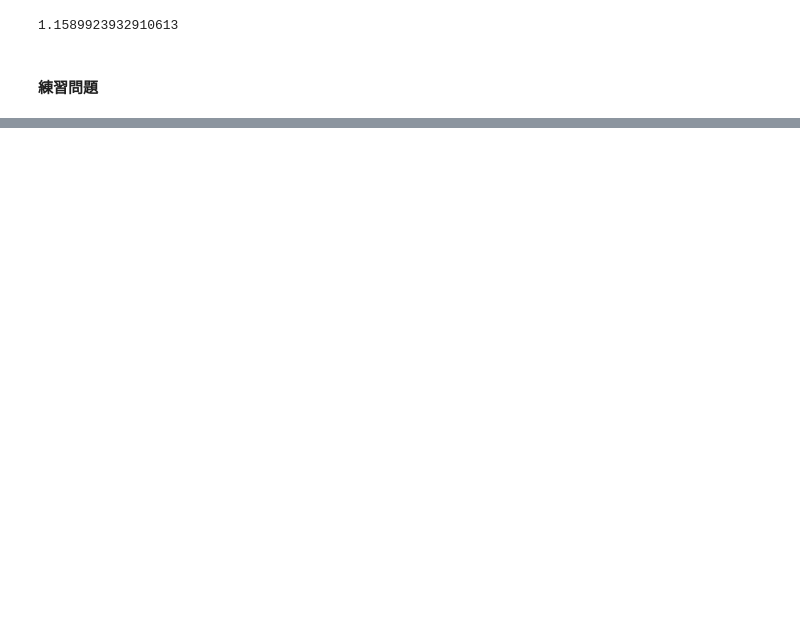
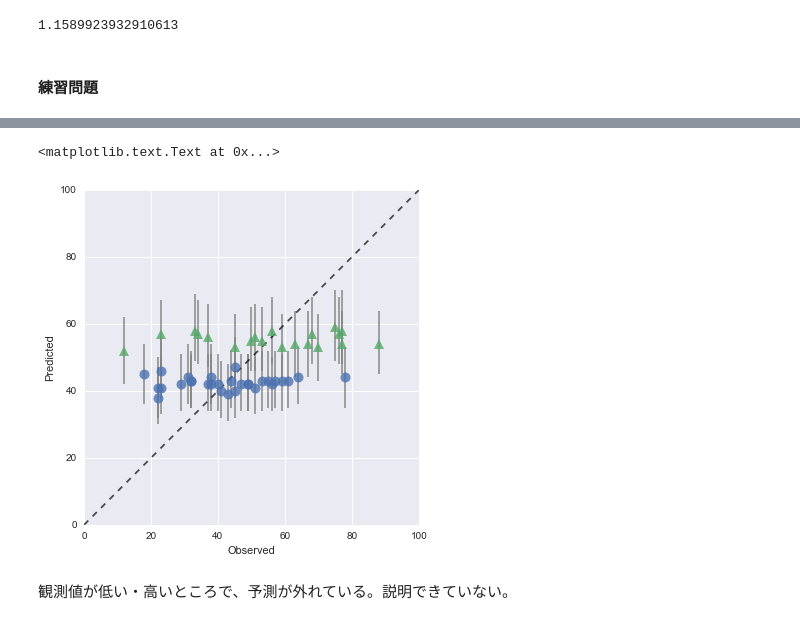
Before and after one commit to hmj/r-stan-stats-modeling-in-python, a Jupyter notebook: chap05/ohnishi/chapter5.ipynb, the cells around one changed output, grey strips where cells are left out. Saved outputs shown, nothing was run; the diff lists cells and outputs as text; code cells hidden in the pictures; blank space fills up the shorter version.

```diff
--- a/chap05/ohnishi/chapter5.ipynb
+++ b/chap05/ohnishi/chapter5.ipynb
@@ -502,0 +602,29 @@ b1, b2, b3 = (np.percentile(x, 50) for x in b)
+# %%
+# (5)
+# plot_pred_real(df4, ms54, "m_pred")
+# df4
+# ms54
+quantile = [10, 50, 90]
+colname = ['p' + str(x) for x in quantile]
+df_qua = pd.DataFrame(np.percentile(ms54["m_pred"], q=quantile, axis=0).T, columns=colname)
+d = pd.concat([df4, df_qua], axis=1)
+d0 = d[d.A == 0]
+d1 = d[d.A == 1]
+palette = sns.color_palette()
+fig = plt.figure(figsize=(8,6))
+ax = fig.add_subplot(1,1,1)
+ax.plot([0,100], [0,100], 'k--', alpha=0.7)
+ax.errorbar(d0.M, d0.p50, yerr=[d0.p50 - d0.p10, d0.p90 - d0.p50],
+    fmt='o', ecolor='gray', ms=10, mfc=palette[0], alpha=0.8, marker='o')
+ax.errorbar(d1.M, d1.p50, yerr=[d1.p50 - d1.p10, d1.p90 - d1.p50],
+    fmt='o', ecolor='gray', ms=10, mfc=palette[1], alpha=0.8, marker='^')
+ax.set_aspect('equal')
+ax.set_xlim(0, 100)
+ax.set_ylim(0, 100)
+ax.set_xlabel('Observed')
+ax.set_ylabel('Predicted')
+# %% [output]
+<matplotlib.text.Text at 0x...>
+[figure, added]
+# %% [markdown]
+観測値が低い・高いところで、予測が外れている。説明できていない。
```
Also changed, not shown: parts of 35 cells of this notebook, 4 other files.
